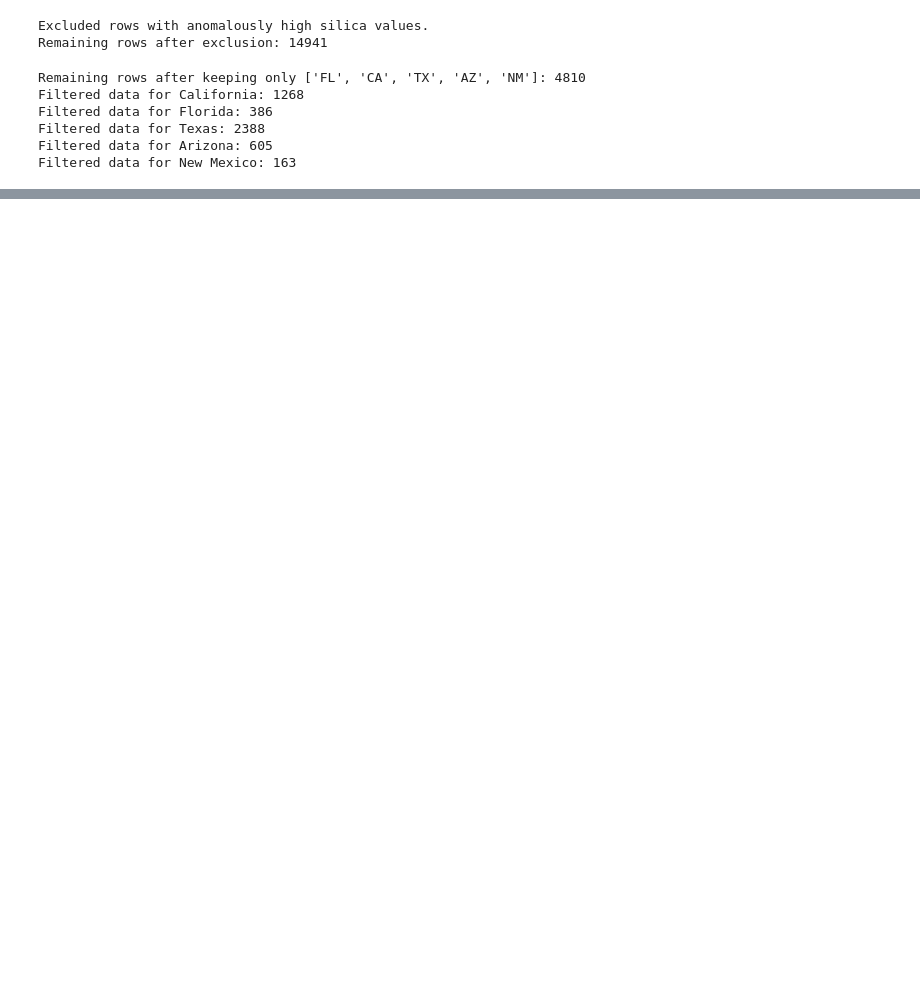
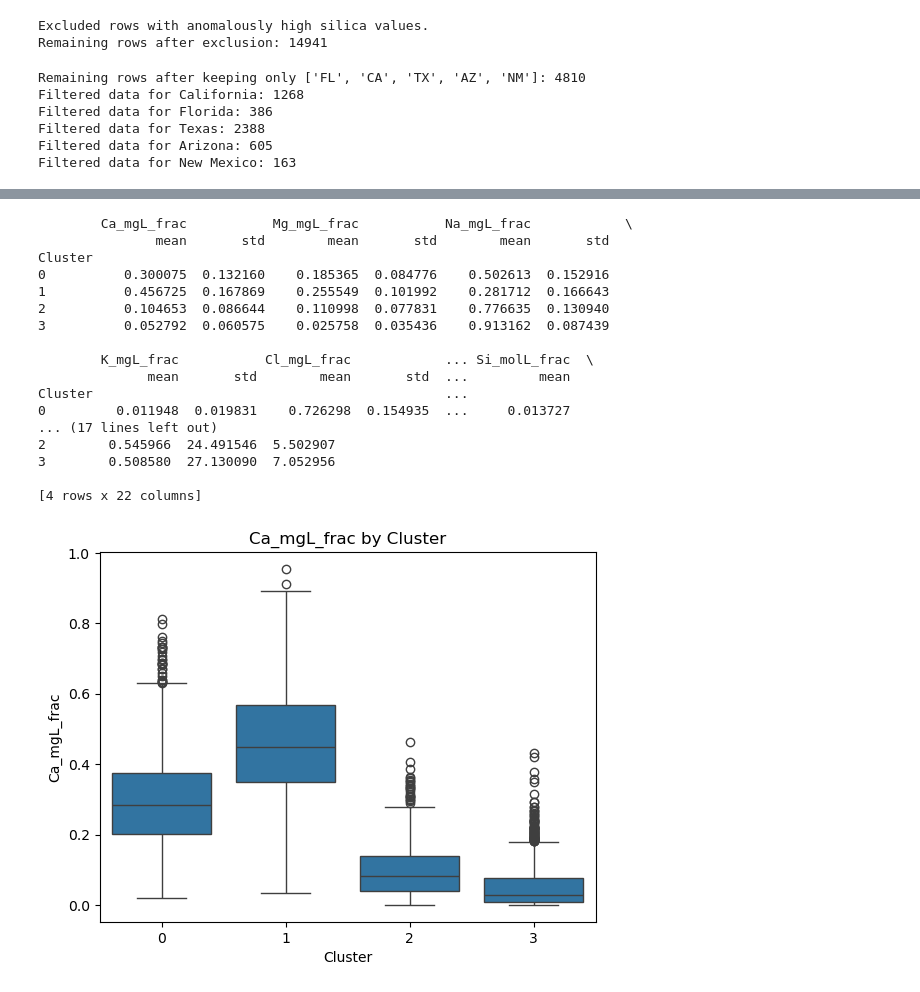
Before and after one commit to annejaminet/brine_valorization, a Jupyter notebook: ion_processing.ipynb, the cells around one changed output, grey strips where cells are left out. Drawn from its saved outputs; the diff is of its cells as text; code cells hidden in the pictures; blank space fills up the shorter version.

```diff
--- a/ion_processing.ipynb
+++ b/ion_processing.ipynb
@@ -506,0 +407,11 @@ KMeans does not accept missing values encoded as NaN natively. For supervised le
+# %%
+k_optimal = 4  # Found via elbow method and same as what USGS found
+km_final = KMeans(n_clusters=k_optimal, random_state=42, n_init=10)
+df['Cluster'] = km_final.fit_predict(X_scaled)
+
+print(df['Cluster'].value_counts())
+
+cluster_means = pd.DataFrame(
+    km_final.cluster_centers_, columns=X.columns
+)
+print(cluster_means)
@@ -506,0 +436,35 @@ KMeans does not accept missing values encoded as NaN natively. For supervised le
+# %%
+import seaborn as sns
+# Attach cluster labels to your original df
+df['Cluster'] = km_final.labels_
+
+# Calculate means (and std) for each cluster
+cluster_profile = df.groupby('Cluster')[features].agg(['mean', 'std'])
+
+print(cluster_profile)
+
+
+for feature in features:
+    plt.figure()
+    sns.boxplot(data=df, x='Cluster', y=feature)
+    plt.title(f'{feature} by Cluster')
+    plt.show()
+# %% [output]
+        Ca_mgL_frac           Mg_mgL_frac           Na_mgL_frac            \
+               mean       std        mean       std        mean       std
+Cluster
+0          0.300075  0.132160    0.185365  0.084776    0.502613  0.152916
+1          0.456725  0.167869    0.255549  0.101992    0.281712  0.166643
+2          0.104653  0.086644    0.110998  0.077831    0.776635  0.130940
+3          0.052792  0.060575    0.025758  0.035436    0.913162  0.087439
+
+        K_mgL_frac           Cl_mgL_frac            ... Si_molL_frac  \
+              mean       std        mean       std  ...         mean
+Cluster                                             ...
+0         0.011948  0.019831    0.726298  0.154935  ...     0.013727
+... (17 lines left out)
+2        0.545966  24.491546  5.502907
+3        0.508580  27.130090  7.052956
+
+[4 rows x 22 columns]
+[figure, added]
```
Also changed, not shown: parts of 22 cells of this notebook, 56 other files.
